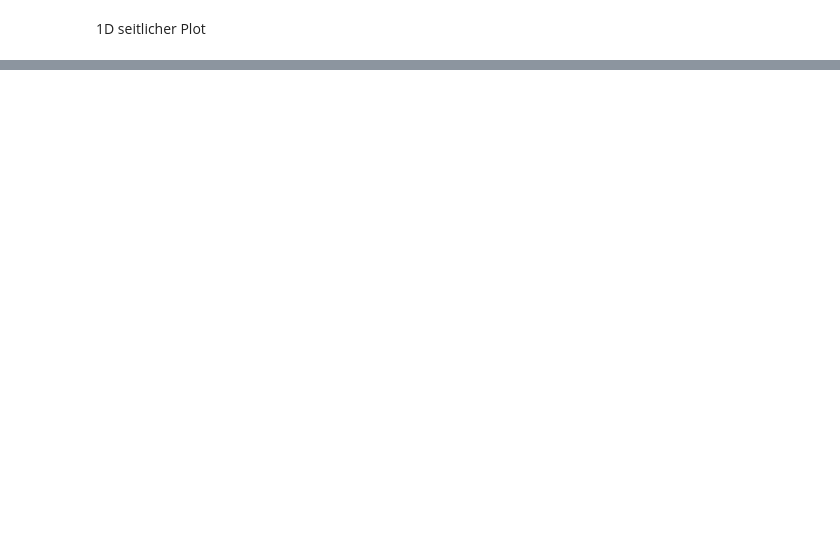
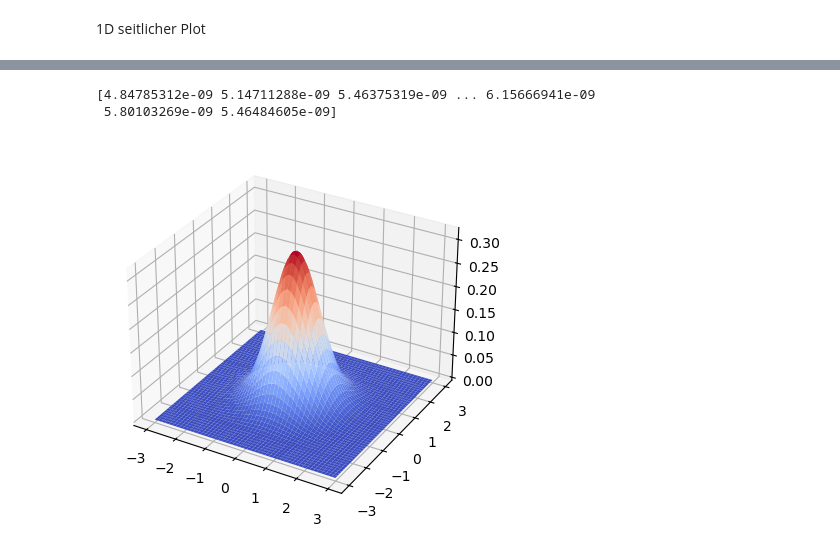
Before and after one commit to andreasmz/glutamate-roi-finder, a Jupyter notebook: dev/notebooks/devNotebook7.ipynb, the cells around one changed output, grey strips where cells are left out. Cells and saved outputs as stored; diff of their text form; code cells hidden in the pictures; blank space fills up the shorter version.

```diff
--- a/dev/notebooks/devNotebook7.ipynb
+++ b/dev/notebooks/devNotebook7.ipynb
@@ -133,0 +265,15 @@ axes[1].set_title("")
+# %%
+from scipy.stats import multivariate_normal
+
+fig, ax = plt.subplots(subplot_kw={"projection": "3d"})
+x, y = np.mgrid[-3:3:0.01, -3:3:0.01]
+xy = np.column_stack([x.flat, y.flat])
+Z = multivariate_normal.pdf(xy, mean=[0,0], cov=[0.5,0.5])
+print(Z)
+Z = Z.reshape(x.shape)
+ax.plot_surface(x,y, Z, cmap=cm.coolwarm)
+plt.show()
+# %% [output]
+[4.84785312e-09 5.14711288e-09 5.46375319e-09 ... 6.15666941e-09
+ 5.80103269e-09 5.46484605e-09]
+[figure, added]
```
Also changed, not shown: parts of 19 cells of this notebook.
